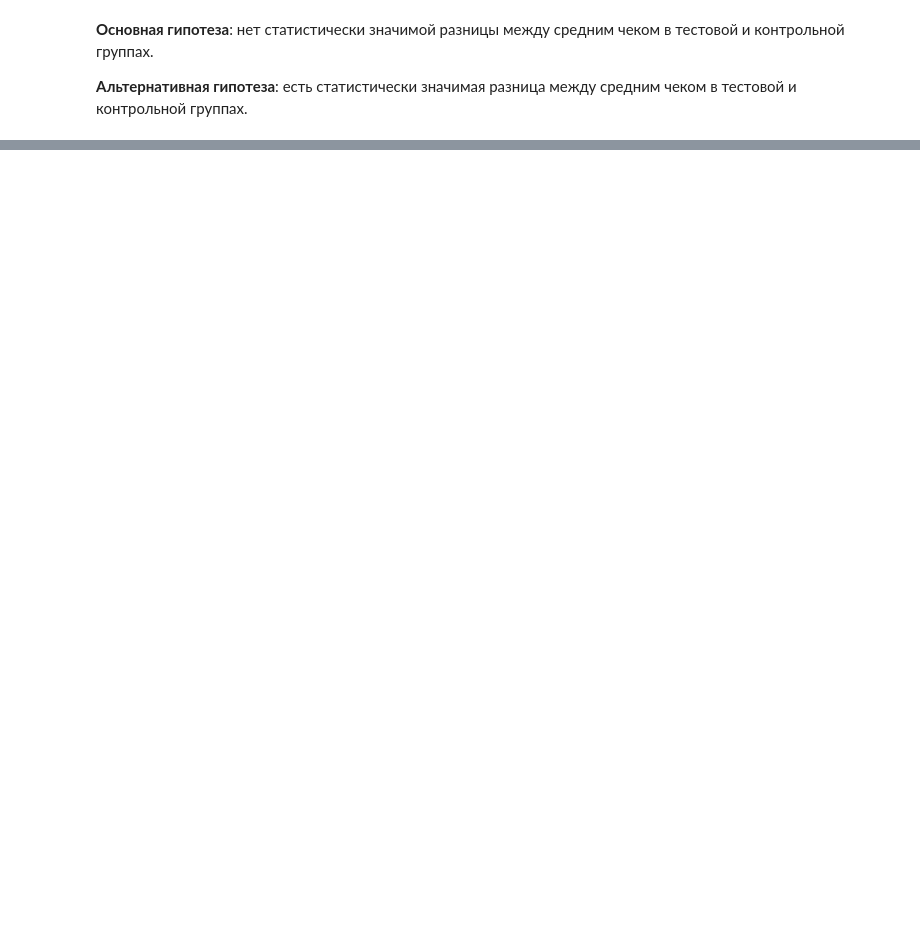
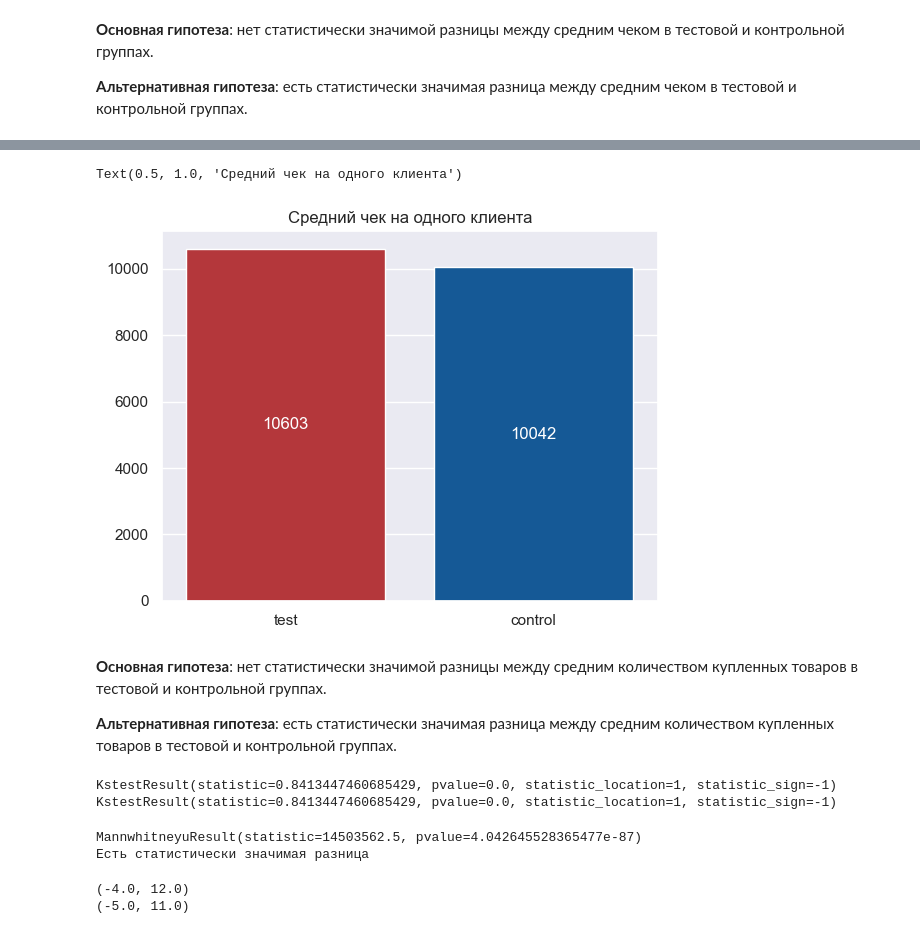
Before and after one commit to Dimayo/sporting_store, a Jupyter notebook: research.ipynb, the cells around one changed output, grey strips where cells are left out. Drawn from its saved outputs; the diff is of its cells as text; code cells hidden in the pictures; blank space fills up the shorter version.

```diff
--- a/research.ipynb
+++ b/research.ipynb
@@ -639,0 +672,8 @@ ShapiroResult(statistic=0.4403039216995239, pvalue=0.0)
+# %%
+fig,ax = plt.subplots()
+sns.barplot(x = ['test', 'control'], y = [positive_bill['cost'].mean(), negative_bill['cost'].mean()], palette=['#C92228','#005AAB'])
+ax.bar_label(ax.containers[0], fontsize=12, label_type='center', color='white', fmt='%.0f')
+ax.set_title('Средний чек на одного клиента')
+# %% [output]
+Text(0.5, 1.0, 'Средний чек на одного клиента')
+[figure, added]
@@ -639,0 +687,31 @@ ShapiroResult(statistic=0.4403039216995239, pvalue=0.0)
+# %% [markdown]
+**Основная гипотеза**: нет статистически значимой разницы между средним количеством купленных товаров  в тестовой и контрольной группах.
+
+**Альтернативная гипотеза**: есть статистически значимая разница между средним количеством купленных товаров в тестовой и контрольной группах.
+# %%
+# Проверка нормальности распределения
+
+print(stats.kstest(positive_сount['cost'], "norm"))
+print(stats.kstest(negative_сount['cost'], "norm"))
+# %% [output]
+KstestResult(statistic=0.8413447460685429, pvalue=0.0, statistic_location=1, statistic_sign=-1)
+KstestResult(statistic=0.8413447460685429, pvalue=0.0, statistic_location=1, statistic_sign=-1)
+# %%
+# Используем критерий Манна-Уитни
+
+mann = stats.mannwhitneyu(positive_сount['cost'], negative_сount['cost'])
+print(mann)
+
+if mann[1] < 0.05:
+    print('Есть статистически значимая разница')
+else:
+    print('Статистически значимой разницы нет')
+# %% [output]
+MannwhitneyuResult(statistic=14503562.5, pvalue=4.042645528365477e-87)
+Есть статистически значимая разница
+# %%
+print(get_outliers(positive_сount['cost']))
+print(get_outliers(negative_сount['cost']))
+# %% [output]
+(-4.0, 12.0)
+(-5.0, 11.0)
```
Also changed, not shown: parts of 26 cells of this notebook.
